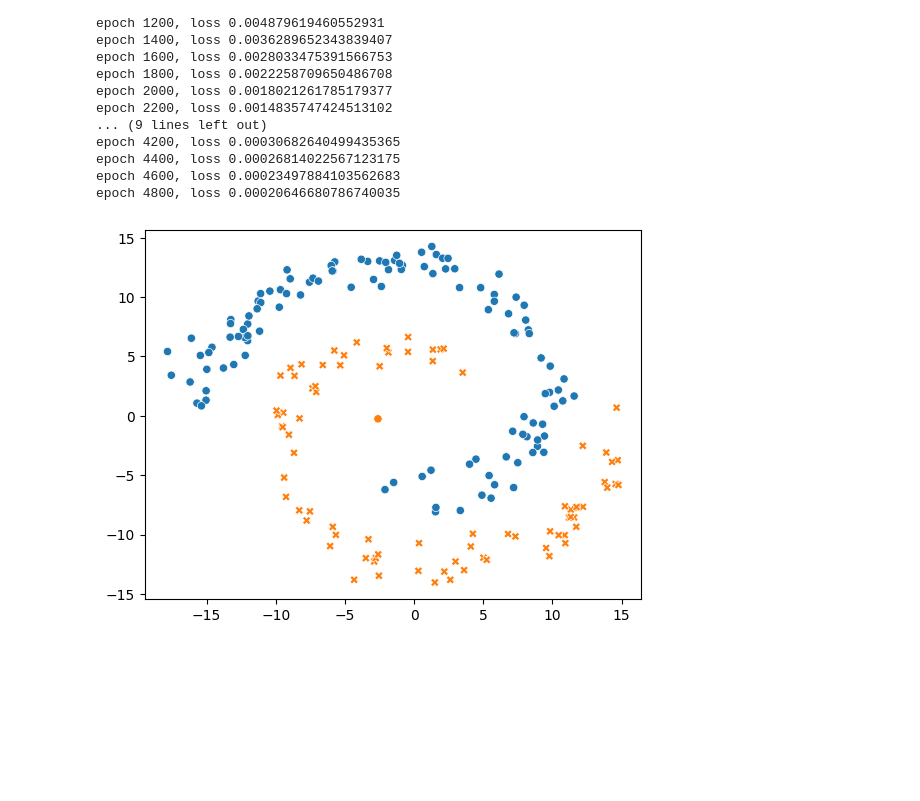
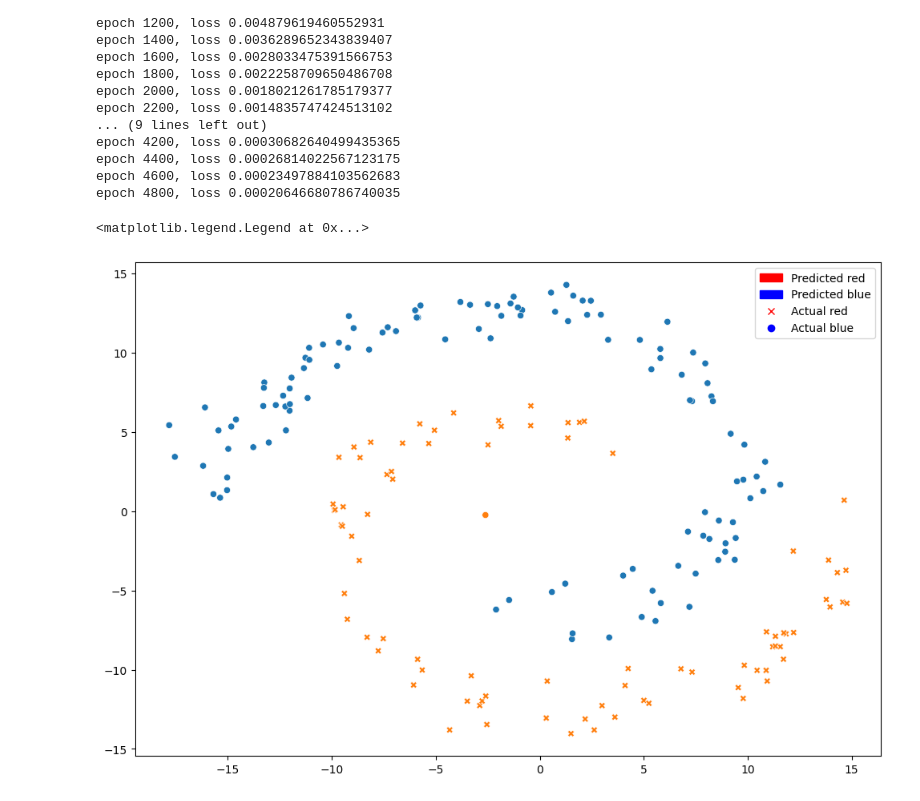
Before and after one commit to dont-text-me/INT3-work, a Jupyter notebook: week-7/PADL_Week7.ipynb, the cells around one changed output. Saved outputs shown, nothing was run; the diff lists cells and outputs as text; code cells hidden in the pictures; blank space fills up the shorter version.

Commit message:
improve plot

```diff
--- a/week-7/PADL_Week7.ipynb
+++ b/week-7/PADL_Week7.ipynb
@@ -428,19 +428,31 @@ epoch 4600, loss 0.00023497884103562683
 epoch 4800, loss 0.00020646680786740035
 # %%
 import seaborn as sns
+from matplotlib import patches as mpatches
 
 spiral_predictions = spiral_model(X_test_tensor)
 with torch.no_grad():
     colors = np.where(spiral_predictions.squeeze(1).numpy() < 0.5, "blue", "red")
 markers = np.where(Y_test_tensor.squeeze(1).numpy() == 0, "x", "o")
+fig, ax = plt.subplots(figsize=(12, 8))
 sns.scatterplot(
     x=X_test_tensor[:, 0].numpy(),
     y=X_test_tensor[:, 1].numpy(),
     hue=colors,
     style=markers,
+    ax=ax,
 ).legend().remove()
+ax.legend(
+    handles=[
+        mpatches.Patch(color="red", label="Predicted red"),
+        mpatches.Patch(color="blue", label="Predicted blue"),
+        plt.plot([], [], marker="x", c="red", label="Actual red", ls="none")[0],
+        plt.plot([], [], marker="o", c="blue", label="Actual blue", ls="none")[0],
+    ]
+)
 # %% [output]
+<matplotlib.legend.Legend at 0x...>
-[figure, old version]
+[figure, new version]
 # %%
 from skimage.measure import find_contours
 
```
Also changed, not shown: parts of 1 cell of this notebook.
